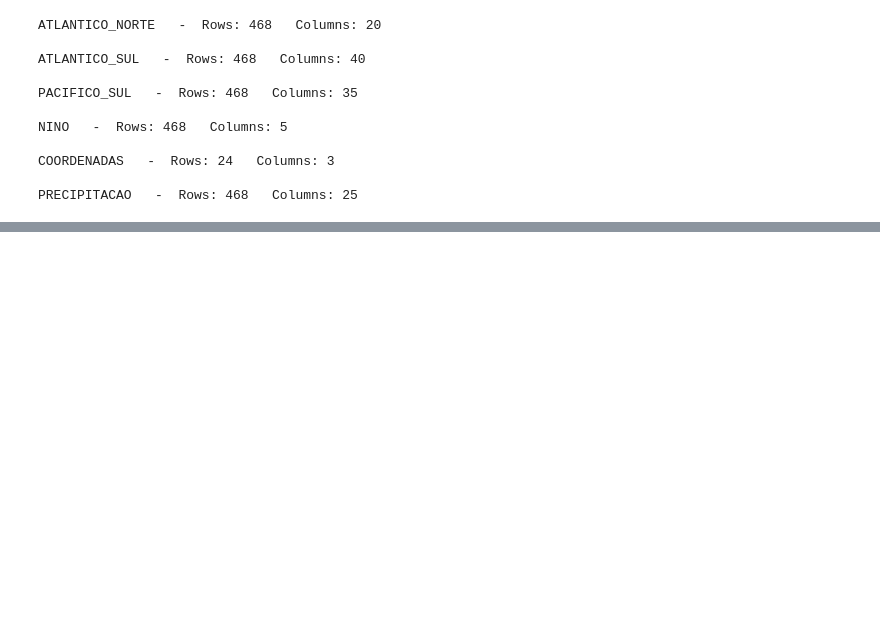
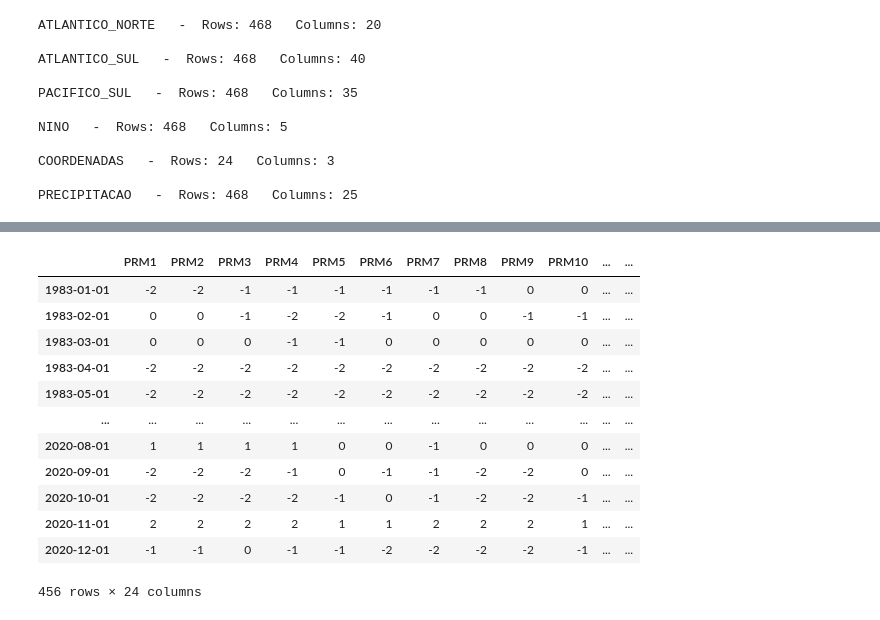
Before and after one commit to Orion-Hunter/Analise-Preditiva-do-Volume-de-Chuvas-na-regiao-de-Marab-, a Jupyter notebook: new_eda.ipynb, the cells around one changed output, grey strips where cells are left out. Drawn from its saved outputs; the diff is of its cells as text; code cells hidden in the pictures; blank space fills up the shorter version.

```diff
--- a/new_eda.ipynb
+++ b/new_eda.ipynb
@@ -55,0 +109,24 @@ PRECIPITACAO   -  Rows: 468   Columns: 25
+# %%
+## Deslocamentos
+
+def generate_displacement(data_in,data_out,ocean_flag):
+    flags = {"ATLN": "AN", "ATLS": "AS", "PCS": "PS", "NINO": "NI"}
+    out_columns = ["PRM1","PRM2","PRM3","PRM4","PRM5","PRM6","PRM7","PRM8","PRM9","PRM10","PRM11",
+                 "PRM12","PRM13","PRM14","PRM15","PRM16","PRM17","PRM18","PRM19","PRM20","PRM21",
+                 "PRM22","PRM23","PRM24"]
+    DELTA = {}
+    for r in range(1,13):
+        x = data_in[data_in.columns[:len(data_in.columns) - r]].T
+        y = data_out[data_out.columns[r:]].T
+        columns = []
+        for c in x.columns:
+            columns.append("TSM-"+flags[ocean_flag]+str(c)+"("+str(r)+")")
+        x.columns = columns
+        y.columns = out_columns
+        DELTA["DELTA "+str(r)] = {"X": x, "y": y}
+    return DELTA
+# %%
+atln = generate_displacement(ATLANTICO_NORTE.data, PRECIPITACAO.data, "ATLN")
+atls = generate_displacement(ATLANTICO_SUL.data, PRECIPITACAO.data, "ATLS")
+pcs = generate_displacement(PACIFICO_SUL.data, PRECIPITACAO.data, "PCS")
+nino = generate_displacement(NINO.data, PRECIPITACAO.data, "NINO")
@@ -55,0 +149,16 @@ PRECIPITACAO   -  Rows: 468   Columns: 25
+# %%
+atln['DELTA 12']['y']
+# %% [output]
+|  | PRM1 | PRM2 | PRM3 | PRM4 | PRM5 | PRM6 | PRM7 | PRM8 | PRM9 | PRM10 | ... | ... |
+| 1983-01-01 | -2 | -2 | -1 | -1 | -1 | -1 | -1 | -1 | 0 | 0 | ... | ... |
+| 1983-02-01 | 0 | 0 | -1 | -2 | -2 | -1 | 0 | 0 | -1 | -1 | ... | ... |
+| 1983-03-01 | 0 | 0 | 0 | -1 | -1 | 0 | 0 | 0 | 0 | 0 | ... | ... |
+| 1983-04-01 | -2 | -2 | -2 | -2 | -2 | -2 | -2 | -2 | -2 | -2 | ... | ... |
+| 1983-05-01 | -2 | -2 | -2 | -2 | -2 | -2 | -2 | -2 | -2 | -2 | ... | ... |
+| ... | ... | ... | ... | ... | ... | ... | ... | ... | ... | ... | ... | ... |
+| 2020-08-01 | 1 | 1 | 1 | 1 | 0 | 0 | -1 | 0 | 0 | 0 | ... | ... |
+| 2020-09-01 | -2 | -2 | -2 | -1 | 0 | -1 | -1 | -2 | -2 | 0 | ... | ... |
+| 2020-10-01 | -2 | -2 | -2 | -2 | -1 | 0 | -1 | -2 | -2 | -1 | ... | ... |
+| 2020-11-01 | 2 | 2 | 2 | 2 | 1 | 1 | 2 | 2 | 2 | 1 | ... | ... |
+| 2020-12-01 | -1 | -1 | 0 | -1 | -1 | -2 | -2 | -2 | -2 | -1 | ... | ... |
+456 rows × 24 columns
```
Also changed, not shown: parts of 30 cells of this notebook, 25 other files.
